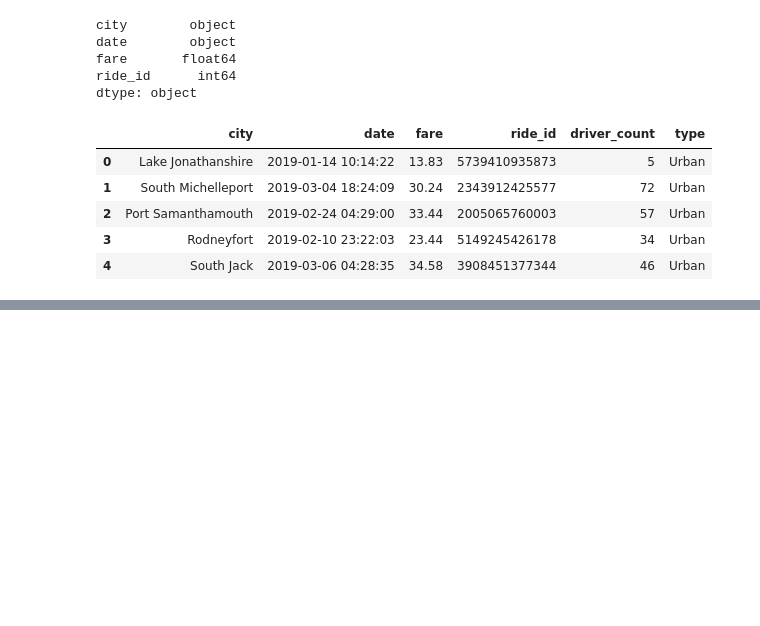
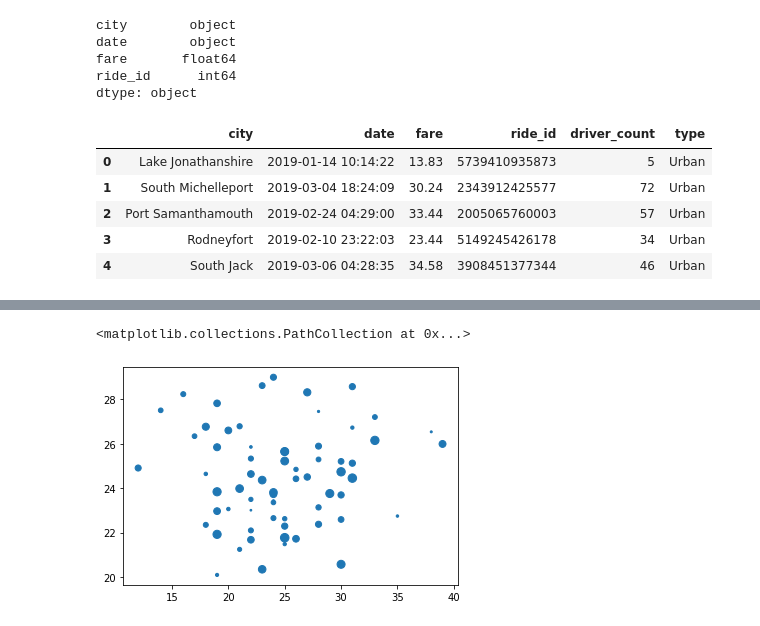
Before and after one commit to JSmith1826/PyBer_Analysis, a Jupyter notebook: PyBer.ipynb, the cells around one changed output, grey strips where cells are left out. Drawn from its saved outputs; the diff is of its cells as text; code cells hidden in the pictures; blank space fills up the shorter version.

Commit message:
through 5.3.6 - bubble chart

```diff
--- a/PyBer.ipynb
+++ b/PyBer.ipynb
@@ -93,3 +93,10 @@ pyber_data_df.head()
 | 2 | Port Samanthamouth | 2019-02-24 04:29:00 | 33.44 | 2005065760003 | 57 | Urban |
 | 3 | Rodneyfort | 2019-02-10 23:22:03 | 23.44 | 5149245426178 | 34 | Urban |
 | 4 | South Jack | 2019-03-06 04:28:35 | 34.58 | 3908451377344 | 46 | Urban |
+# %%
+# Seperate citys into three different dataframes based on their type. Will do this by filtering the master DF and saving each type as new DF
+urban_cities_df = pyber_data_df[pyber_data_df["type"] == "Urban"]
+# Create the Suburban and Rural city DataFrames.
+suburban_cities_df = pyber_data_df[pyber_data_df["type"] == "Suburban"]
+rural_cities_df = pyber_data_df[pyber_data_df["type"] == "Rural"]
+rural_cities_df
@@ -95,0 +117,4 @@ pyber_data_df.head()
+# %%
+# Using the Countby function Get the number of rides for urban cities.
+urban_ride_count = urban_cities_df.groupby(["city"]).count()["ride_id"]
+urban_ride_count.head()
@@ -95,0 +134,5 @@ pyber_data_df.head()
+# %%
+# Get average fare for each city in the urban cities.
+#Groupby city name first then chain the mean function pointing to the 'fare' column
+urban_avg_fare = urban_cities_df.groupby(["city"]).mean()["fare"]
+urban_avg_fare.head()
@@ -95,0 +152,5 @@ pyber_data_df.head()
+# %%
+# Use a similar method - the groupby function to get the average driver count for each catagory of city
+# Get the average number of drivers for each urban city.
+urban_driver_count = urban_cities_df.groupby(["city"]).mean()["driver_count"]
+urban_driver_count.head()
@@ -95,0 +170,7 @@ pyber_data_df.head()
+# %%
+# Build the scatter plots for urban cities.
+# Per instructions we are building three plots for the catagories independently then merging them
+plt.scatter(urban_ride_count, urban_avg_fare,s=urban_driver_count)
+# %% [output]
+<matplotlib.collections.PathCollection at 0x...>
+[figure, added]
```
Also changed, not shown: parts of 12 cells of this notebook, 1 other file.
